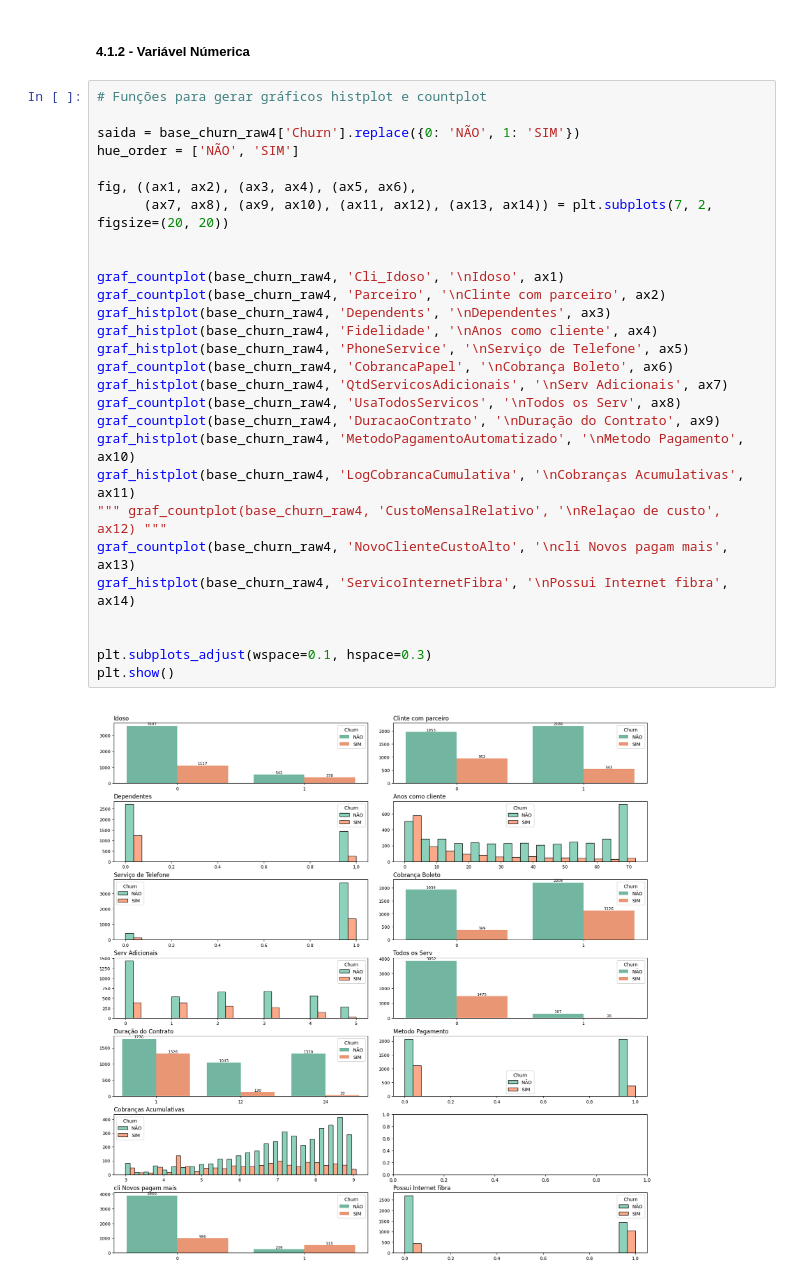
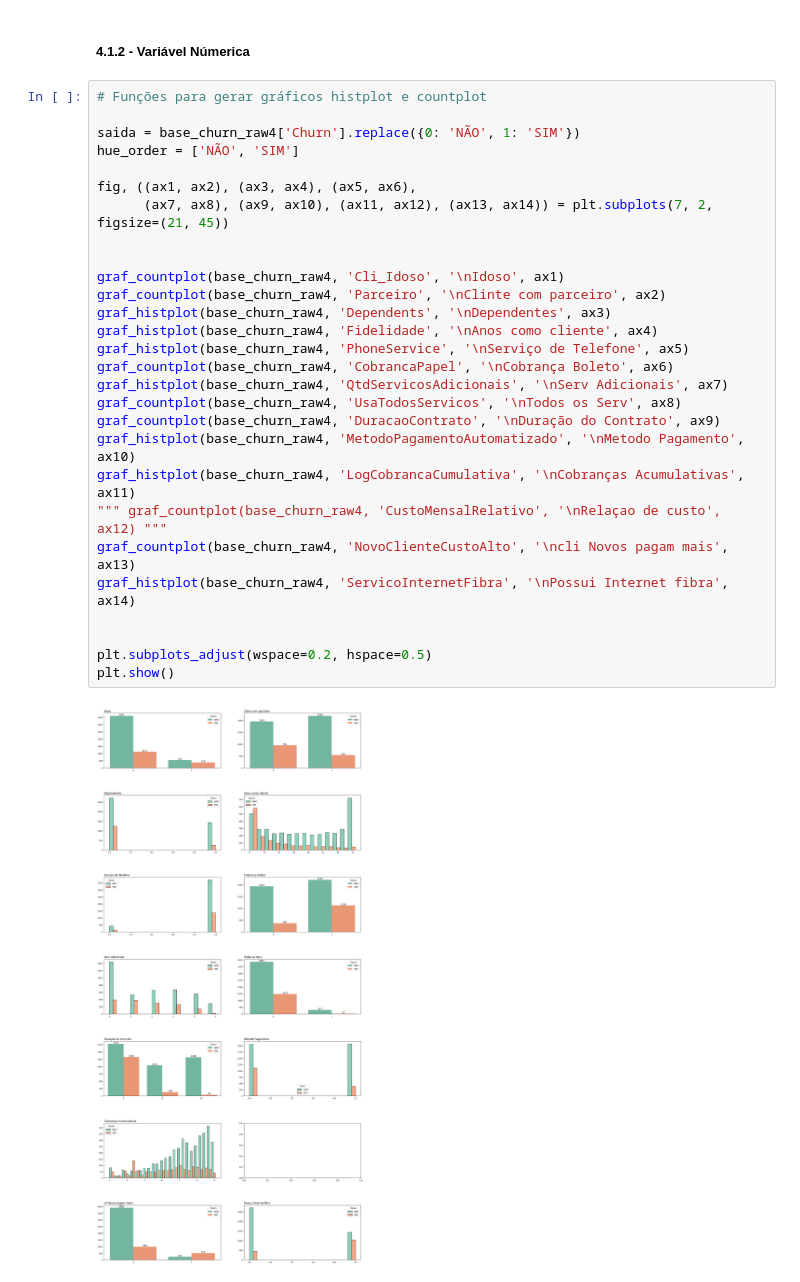
Before and after one commit to ValmirJrDS/analise-modalagem-churn_empresa_telecomunica-es, a Jupyter notebook: notebooks/c0.4-vj-analise-visualizacao.ipynb, the cells around one changed output. Cells and saved outputs as stored; diff of their text form.

Commit message:
Analise e visualizações

```diff
--- a/notebooks/c0.4-vj-analise-visualizacao.ipynb
+++ b/notebooks/c0.4-vj-analise-visualizacao.ipynb
@@ -903,30 +951,30 @@ plt.show()
 # %%
 # Funções para gerar gráficos histplot e countplot
 
 saida = base_churn_raw4['Churn'].replace({0: 'NÃO', 1: 'SIM'})
 hue_order = ['NÃO', 'SIM']
 
 fig, ((ax1, ax2), (ax3, ax4), (ax5, ax6),
-      (ax7, ax8), (ax9, ax10), (ax11, ax12), (ax13, ax14)) = plt.subplots(7, 2, figsize=(20, 20))
+      (ax7, ax8), (ax9, ax10), (ax11, ax12), (ax13, ax14)) = plt.subplots(7, 2, figsize=(21, 45))
 
 
 graf_countplot(base_churn_raw4, 'Cli_Idoso', '\nIdoso', ax1)
 graf_countplot(base_churn_raw4, 'Parceiro', '\nClinte com parceiro', ax2)
 graf_histplot(base_churn_raw4, 'Dependents', '\nDependentes', ax3)
 graf_histplot(base_churn_raw4, 'Fidelidade', '\nAnos como cliente', ax4)
 graf_histplot(base_churn_raw4, 'PhoneService', '\nServiço de Telefone', ax5)
 graf_countplot(base_churn_raw4, 'CobrancaPapel', '\nCobrança Boleto', ax6)
 graf_histplot(base_churn_raw4, 'QtdServicosAdicionais', '\nServ Adicionais', ax7)
 graf_countplot(base_churn_raw4, 'UsaTodosServicos', '\nTodos os Serv', ax8)
 graf_countplot(base_churn_raw4, 'DuracaoContrato', '\nDuração do Contrato', ax9)
 graf_histplot(base_churn_raw4, 'MetodoPagamentoAutomatizado', '\nMetodo Pagamento', ax10)
 graf_histplot(base_churn_raw4, 'LogCobrancaCumulativa', '\nCobranças Acumulativas', ax11)
 """ graf_countplot(base_churn_raw4, 'CustoMensalRelativo', '\nRelaçao de custo', ax12) """
 graf_countplot(base_churn_raw4, 'NovoClienteCustoAlto', '\ncli Novos pagam mais', ax13)
 graf_histplot(base_churn_raw4, 'ServicoInternetFibra', '\nPossui Internet fibra', ax14)
 
 
-plt.subplots_adjust(wspace=0.1, hspace=0.3)
+plt.subplots_adjust(wspace=0.2, hspace=0.5)
 plt.show()
 # %% [output]
-[figure, old version]
+[figure, new version]
```
Also changed, not shown: parts of 5 cells of this notebook.
